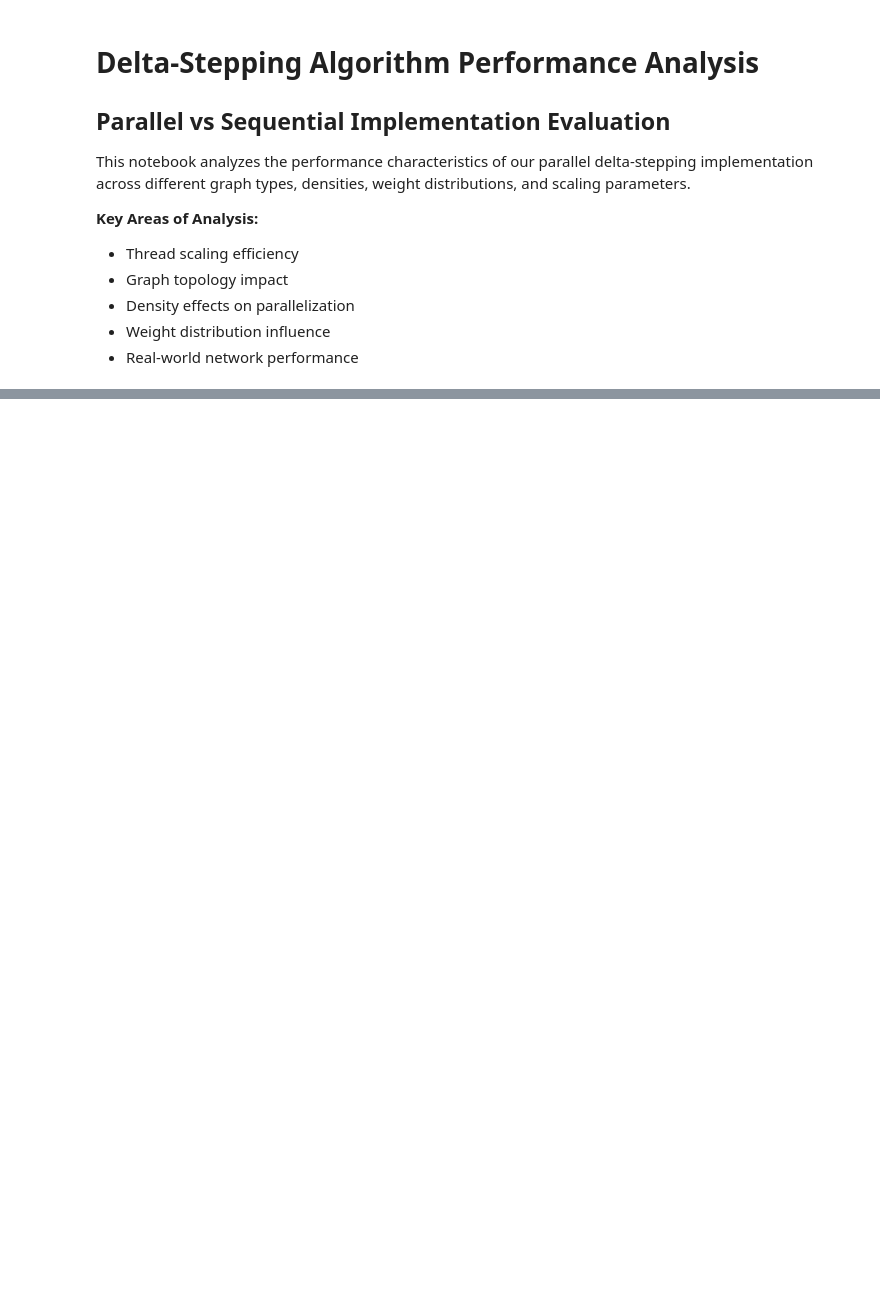
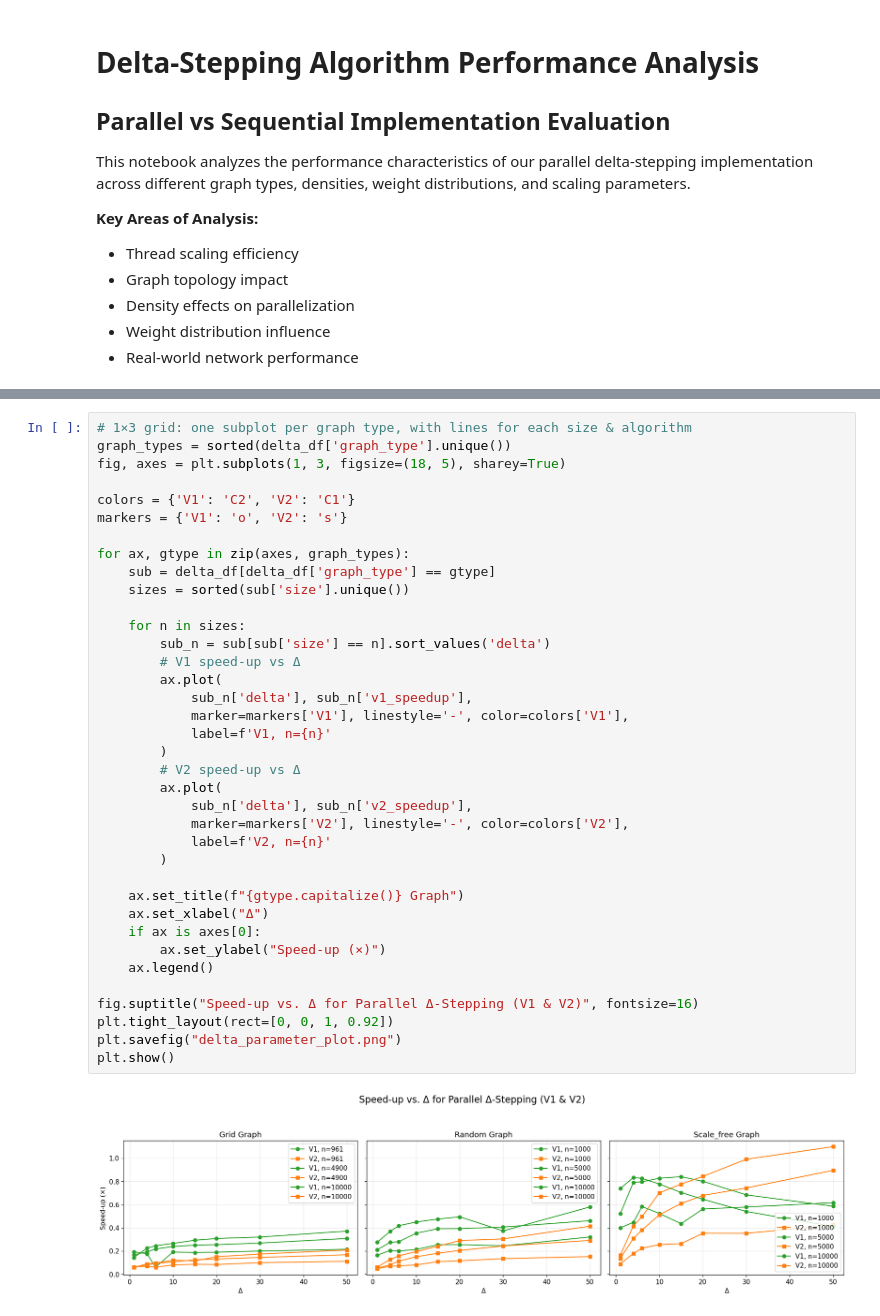
Before and after one commit to dansuissa/CSE305-Project, a Jupyter notebook: parallels_performance_benchmark.ipynb, the cells around one changed output, grey strips where cells are left out. Drawn from its saved outputs; the diff is of its cells as text; blank space fills up the shorter version.

```diff
--- a/parallels_performance_benchmark.ipynb
+++ b/parallels_performance_benchmark.ipynb
@@ -589,0 +193,39 @@ Parallel v1 overall success rate: 41.3%
+# %%
+# 1×3 grid: one subplot per graph type, with lines for each size & algorithm
+graph_types = sorted(delta_df['graph_type'].unique())
+fig, axes = plt.subplots(1, 3, figsize=(18, 5), sharey=True)
+
+colors = {'V1': 'C2', 'V2': 'C1'}
+markers = {'V1': 'o', 'V2': 's'}
+
+for ax, gtype in zip(axes, graph_types):
+    sub = delta_df[delta_df['graph_type'] == gtype]
+    sizes = sorted(sub['size'].unique())
+
+    for n in sizes:
+        sub_n = sub[sub['size'] == n].sort_values('delta')
+        # V1 speed-up vs Δ
+        ax.plot(
+            sub_n['delta'], sub_n['v1_speedup'],
+            marker=markers['V1'], linestyle='-', color=colors['V1'],
+            label=f'V1, n={n}'
+        )
+        # V2 speed-up vs Δ
+        ax.plot(
+            sub_n['delta'], sub_n['v2_speedup'],
+            marker=markers['V2'], linestyle='-', color=colors['V2'],
+            label=f'V2, n={n}'
+        )
+
+    ax.set_title(f"{gtype.capitalize()} Graph")
+    ax.set_xlabel("Δ")
+    if ax is axes[0]:
+        ax.set_ylabel("Speed-up (×)")
+    ax.legend()
+
+fig.suptitle("Speed-up vs. Δ for Parallel Δ-Stepping (V1 & V2)", fontsize=16)
+plt.tight_layout(rect=[0, 0, 1, 0.92])
+plt.savefig("delta_parameter_plot.png")
+plt.show()
+# %% [output]
+[figure, added]
```
Also changed, not shown: parts of 31 cells of this notebook, 21 other files.
